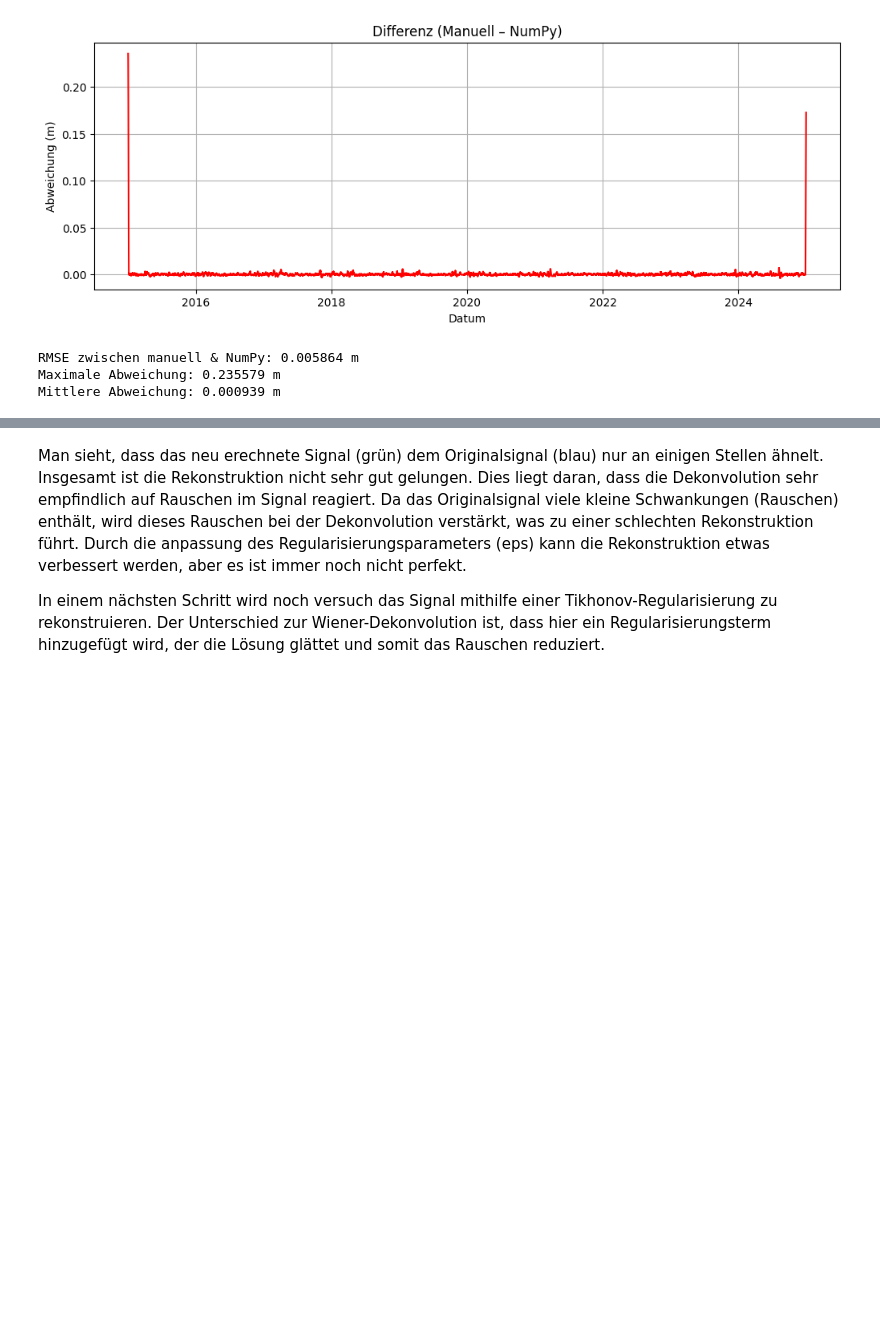
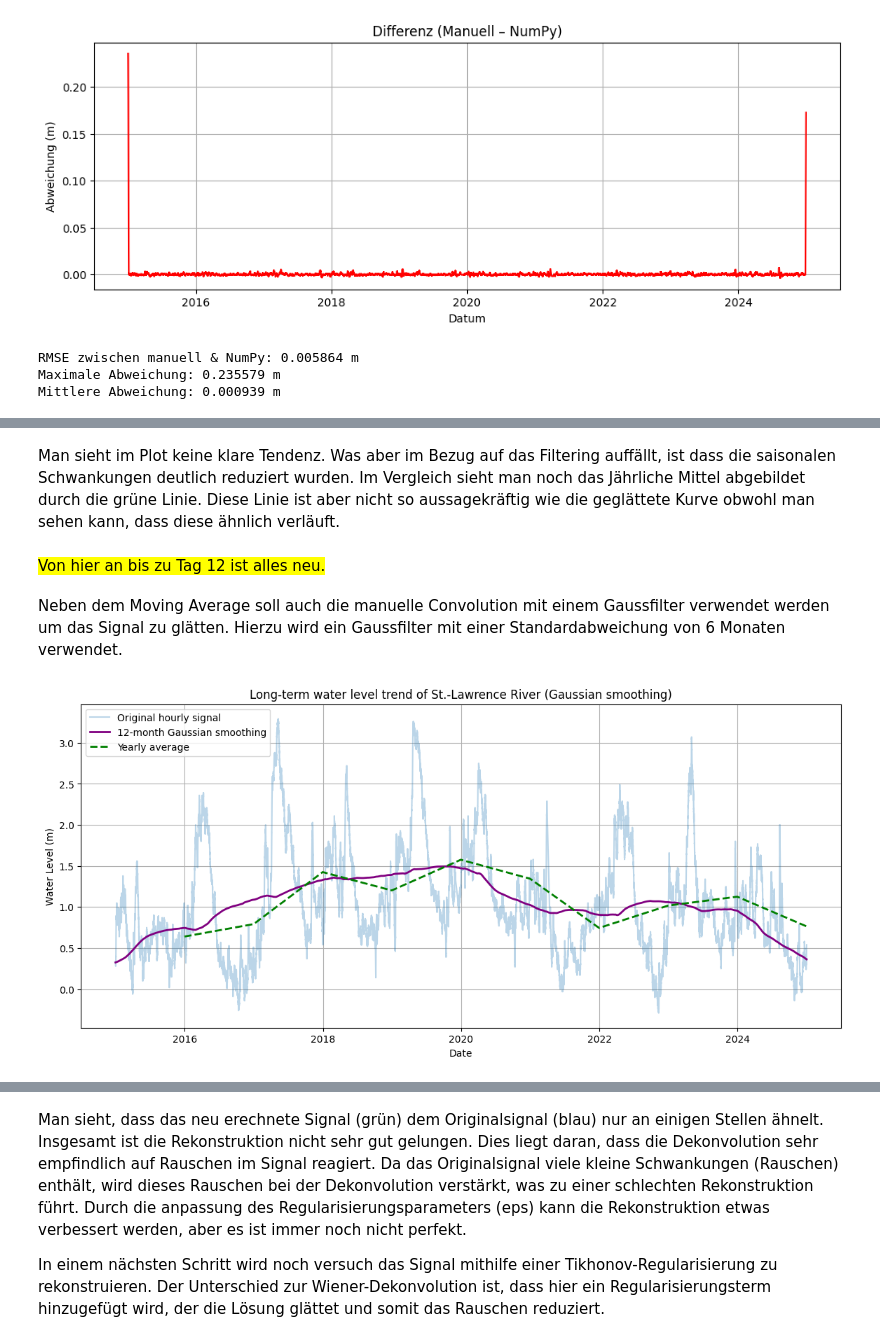
Before and after one commit to adrianmeier2002/gbsv_minichallenges, a Jupyter notebook: MC1/MC1_Day10_15.ipynb, the cells around one changed output, grey strips where cells are left out. Drawn from its saved outputs; the diff is of its cells as text; code cells hidden in the pictures; blank space fills up the shorter version.

```diff
--- a/MC1/MC1_Day10_15.ipynb
+++ b/MC1/MC1_Day10_15.ipynb
@@ -265,0 +551,37 @@ plt.show()
+# %% [markdown]
+Man sieht im Plot keine klare Tendenz. Was aber im Bezug auf das Filtering auffällt, ist dass die saisonalen Schwankungen deutlich reduziert wurden. Im Vergleich sieht man noch das Jährliche Mittel abgebildet durch die grüne Linie. Diese Linie ist aber nicht so aussagekräftig wie die geglättete Kurve obwohl man sehen kann, dass diese ähnlich verläuft.
+# %% [markdown]
+<span style="background-color:yellow">
+Von hier an bis zu Tag 12 ist alles neu.
+</span>
+# %% [markdown]
+Neben dem Moving Average soll auch die manuelle Convolution mit einem Gaussfilter verwendet werden um das Signal zu glätten. Hierzu wird ein Gaussfilter mit einer Standardabweichung von 6 Monaten verwendet.
+# %%
+# --- Gaussfilter über 12 Monate ---
+std_months = 12
+std_hours = std_months * 30.42 * 24  # ~ durchschnittliche Stunden in 12 Monaten
+window_hours_gauss = int(2 * std_hours + 1)  # 12 Monate -> Fensterbreite
+kernel_gauss = gaussian(window_hours_gauss, std=std_hours)
+kernel_gauss /= np.sum(kernel_gauss)
+x_trend_gauss = np.convolve(x, kernel_gauss, mode='same')
+
+# --- Convolution mit Gaussfilter ---
+x_trend_gauss = np.convolve(x, kernel_gauss, mode='same')
+
+# --- Jährlicher Mittelwert zum Vergleich ---
+yearly_avg = sig.resample('YE').mean()
+
+# --- Plot ---
+plt.figure(figsize=(14,6))
+plt.plot(dates, x, alpha=0.3, label='Original hourly signal')
+plt.plot(dates, x_trend_gauss, color='purple', label='12-month Gaussian smoothing', linewidth=2)
+plt.plot(yearly_avg.index, yearly_avg.values, '--', color='green', label='Yearly average', linewidth=2)
+
+plt.title('Long-term water level trend of St.-Lawrence River (Gaussian smoothing)')
+plt.xlabel('Date')
+plt.ylabel('Water Level (m)')
+plt.grid(True)
+plt.legend()
+plt.show()
+# %% [output]
+[figure, added]
```
Also changed, not shown: parts of 16 cells of this notebook, 2 other files.
